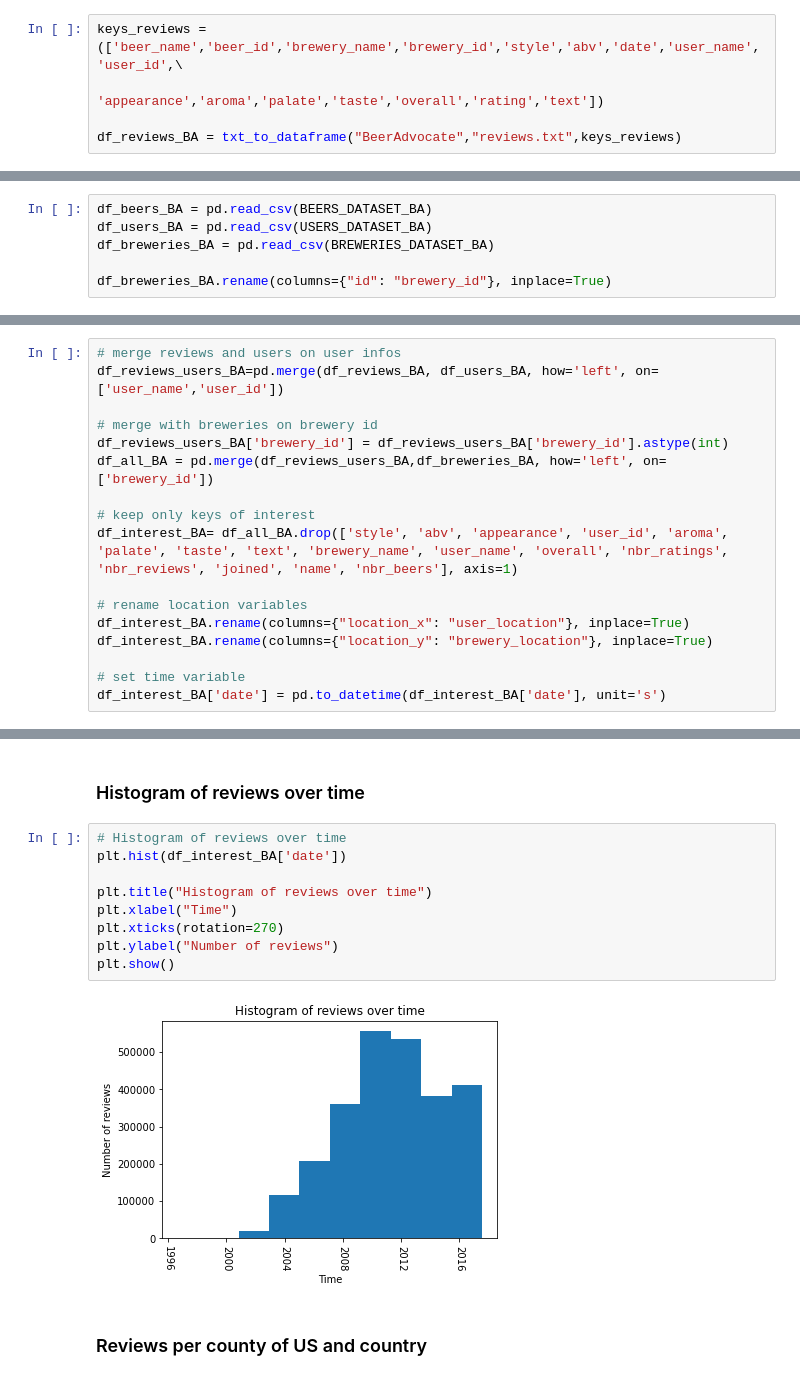
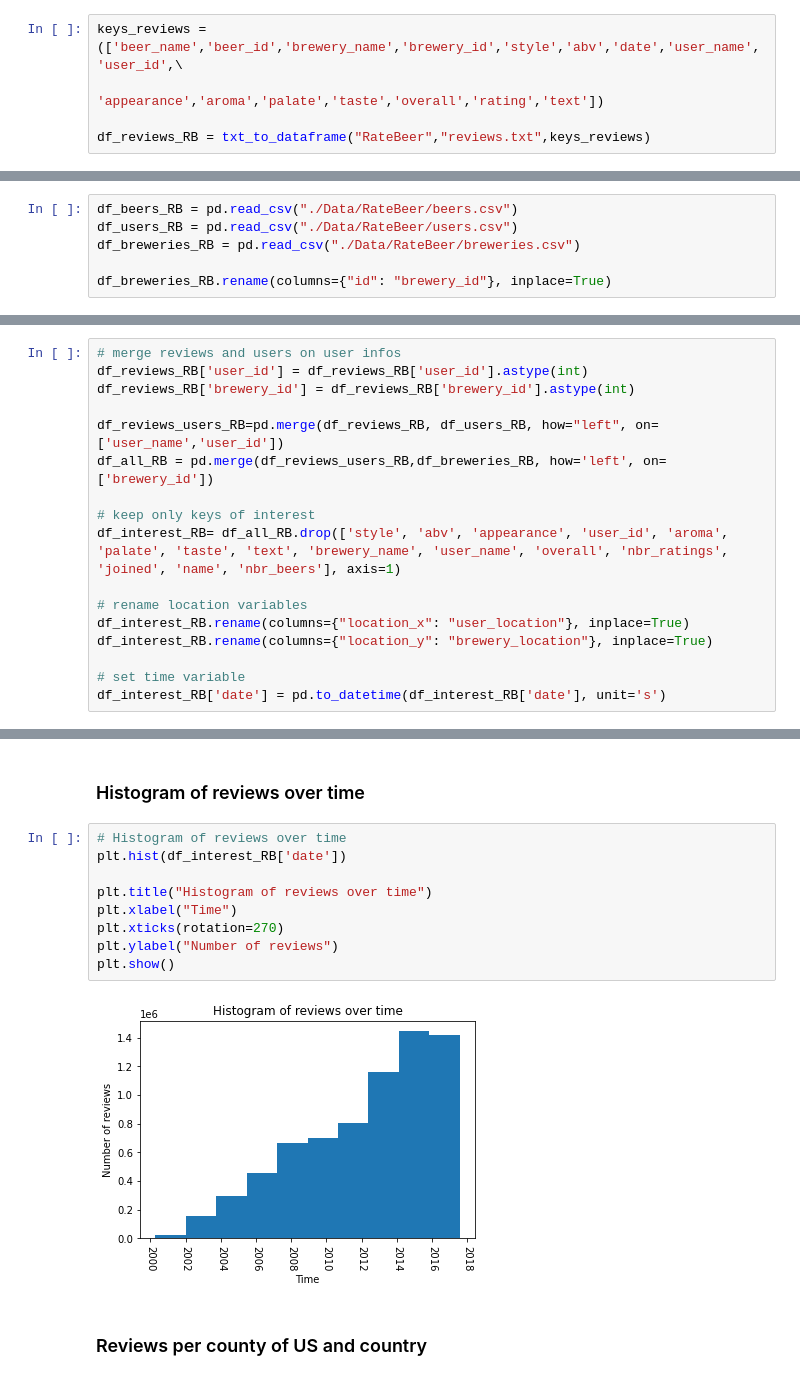
Before and after one commit to epfl-ada/ada-2022-project-sustainablepandas, a Jupyter notebook: project_beer_reviews.ipynb, the cells around one changed output, grey strips where cells are left out. Cells and saved outputs as stored; diff of their text form.

Commit message:
"RateBeer datas"

```diff
--- a/project_beer_reviews.ipynb
+++ b/project_beer_reviews.ipynb
@@ -101,5 +101,5 @@ def txt_to_dataframe(FOLDER_NAME,TXT_FILE_NAME,keys_list):
 keys_reviews = (['beer_name','beer_id','brewery_name','brewery_id','style','abv','date','user_name','user_id',\
                           'appearance','aroma','palate','taste','overall','rating','text'])
 
-df_reviews_BA = txt_to_dataframe("BeerAdvocate","reviews.txt",keys_reviews)
+df_reviews_RB = txt_to_dataframe("RateBeer","reviews.txt",keys_reviews)
 # %%
@@ -114,8 +114,8 @@ df_reviews_BA.head()
 # %% [markdown]
 ### Extract infos from csv files
 # %%
-df_beers_BA = pd.read_csv(BEERS_DATASET_BA)
-df_users_BA = pd.read_csv(USERS_DATASET_BA)
-df_breweries_BA = pd.read_csv(BREWERIES_DATASET_BA)
+df_beers_RB = pd.read_csv("./Data/RateBeer/beers.csv")
+df_users_RB = pd.read_csv("./Data/RateBeer/users.csv")
+df_breweries_RB = pd.read_csv("./Data/RateBeer/breweries.csv")
 
-df_breweries_BA.rename(columns={"id": "brewery_id"}, inplace=True)
+df_breweries_RB.rename(columns={"id": "brewery_id"}, inplace=True)
@@ -125,19 +134,19 @@ df_breweries_BA.rename(columns={"id": "brewery_id"}, inplace=True)
 Dataframe format: &emsp; beer_name | beer_id | brewery_id | date | rating | user_location | brewery_location
 # %%
 # merge reviews and users on user infos
-df_reviews_users_BA=pd.merge(df_reviews_BA, df_users_BA, how='left', on=['user_name','user_id'])
+df_reviews_RB['user_id'] = df_reviews_RB['user_id'].astype(int)
+df_reviews_RB['brewery_id'] = df_reviews_RB['brewery_id'].astype(int)
 
-# merge with breweries on brewery id
-df_reviews_users_BA['brewery_id'] = df_reviews_users_BA['brewery_id'].astype(int)
-df_all_BA = pd.merge(df_reviews_users_BA,df_breweries_BA, how='left', on=['brewery_id'])
+df_reviews_users_RB=pd.merge(df_reviews_RB, df_users_RB, how="left", on=['user_name','user_id'])
+df_all_RB = pd.merge(df_reviews_users_RB,df_breweries_RB, how='left', on=['brewery_id'])
 
 # keep only keys of interest
-df_interest_BA= df_all_BA.drop(['style', 'abv', 'appearance', 'user_id', 'aroma', 'palate', 'taste', 'text', 'brewery_name', 'user_name', 'overall', 'nbr_ratings', 'nbr_reviews', 'joined', 'name', 'nbr_beers'], axis=1)
+df_interest_RB= df_all_RB.drop(['style', 'abv', 'appearance', 'user_id', 'aroma', 'palate', 'taste', 'text', 'brewery_name', 'user_name', 'overall', 'nbr_ratings', 'joined', 'name', 'nbr_beers'], axis=1)
 
 # rename location variables
-df_interest_BA.rename(columns={"location_x": "user_location"}, inplace=True)
-df_interest_BA.rename(columns={"location_y": "brewery_location"}, inplace=True)
+df_interest_RB.rename(columns={"location_x": "user_location"}, inplace=True)
+df_interest_RB.rename(columns={"location_y": "brewery_location"}, inplace=True)
 
 # set time variable
-df_interest_BA['date'] = pd.to_datetime(df_interest_BA['date'], unit='s')
+df_interest_RB['date'] = pd.to_datetime(df_interest_RB['date'], unit='s')
 # %%
@@ -153,15 +162,15 @@ df_interest_BA.head()
 ### Histogram of reviews over time
 # %%
 # Histogram of reviews over time
-plt.hist(df_interest_BA['date'])
+plt.hist(df_interest_RB['date'])
 
 plt.title("Histogram of reviews over time")
 plt.xlabel("Time")
 plt.xticks(rotation=270)
 plt.ylabel("Number of reviews")
 plt.show()
 # %% [output]
-[figure, old version]
+[figure, new version]
 # %% [markdown]
 ### Reviews per county of US and country
 # %%
```
Also changed, not shown: parts of 8 cells of this notebook.
